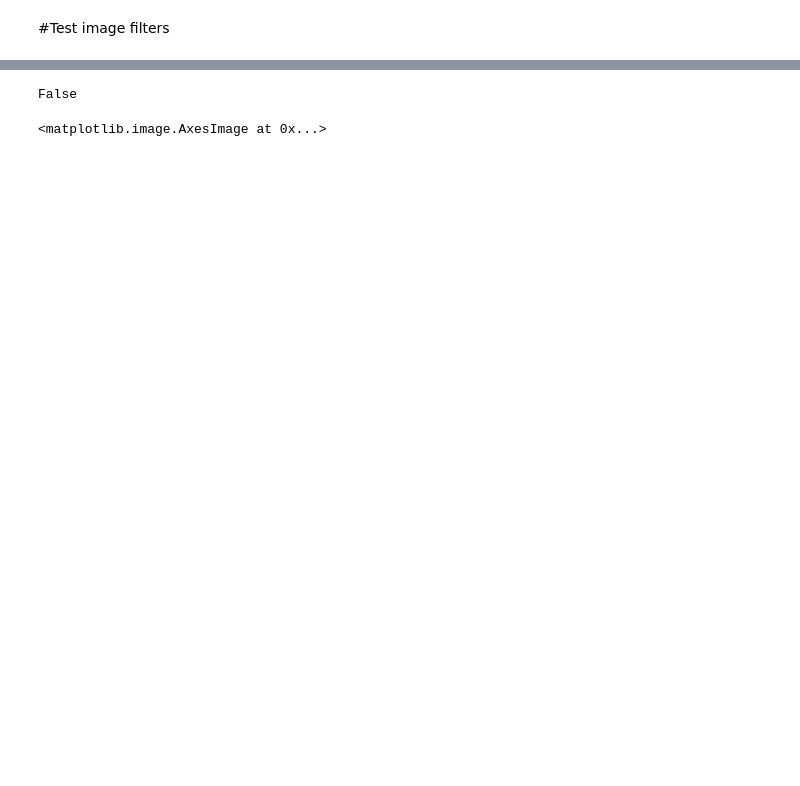
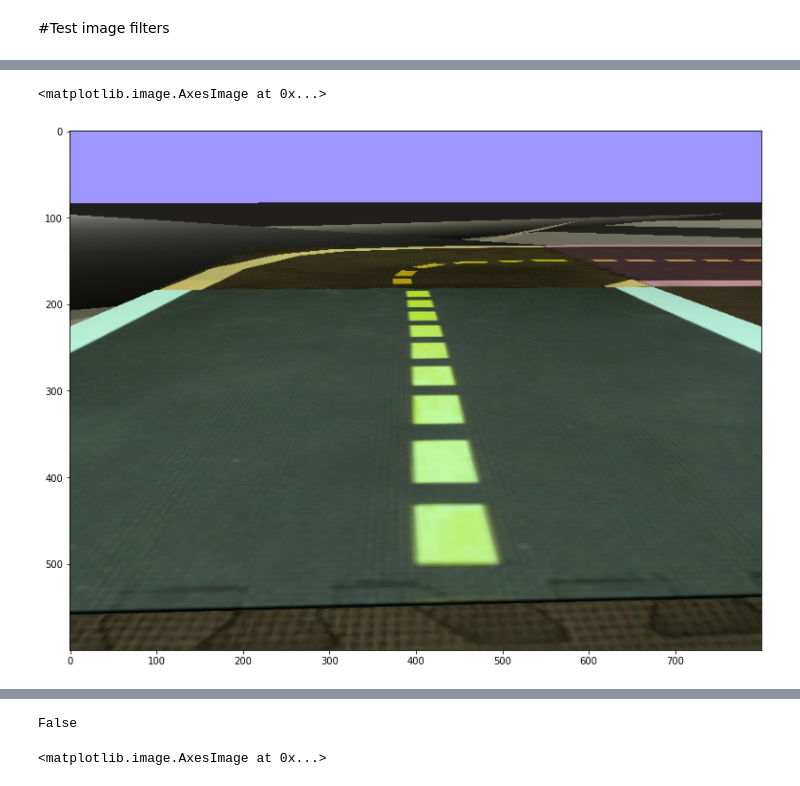
Before and after one commit to poliduckie/ReinforcementLearning, a Jupyter notebook: duckietown_filter.ipynb, the cells around one changed output, grey strips where cells are left out. Drawn from its saved outputs; the diff is of its cells as text; code cells hidden in the pictures; blank space fills up the shorter version.

```diff
--- a/duckietown_filter.ipynb
+++ b/duckietown_filter.ipynb
@@ -186,3 +180,8 @@ class ObsWrapper(gym.ObservationWrapper):
         # balanced = white_balance(resized)
         # img = takewhiteyellow(balanced)
         return bird
+# %%
+plt.imshow(test)
+# %% [output]
+<matplotlib.image.AxesImage at 0x...>
+[figure, added]
```
Also changed, not shown: parts of 9 cells of this notebook.
